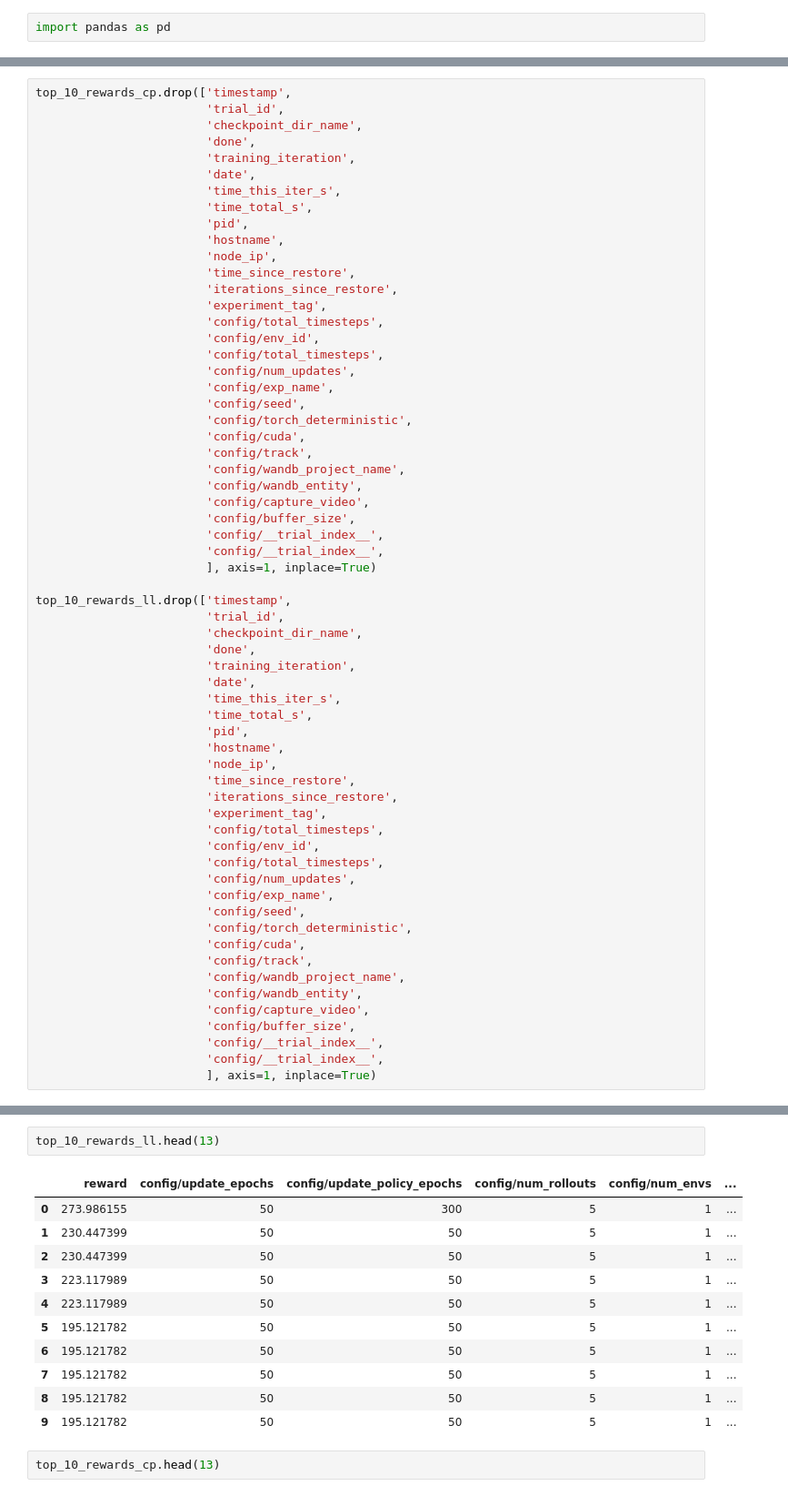
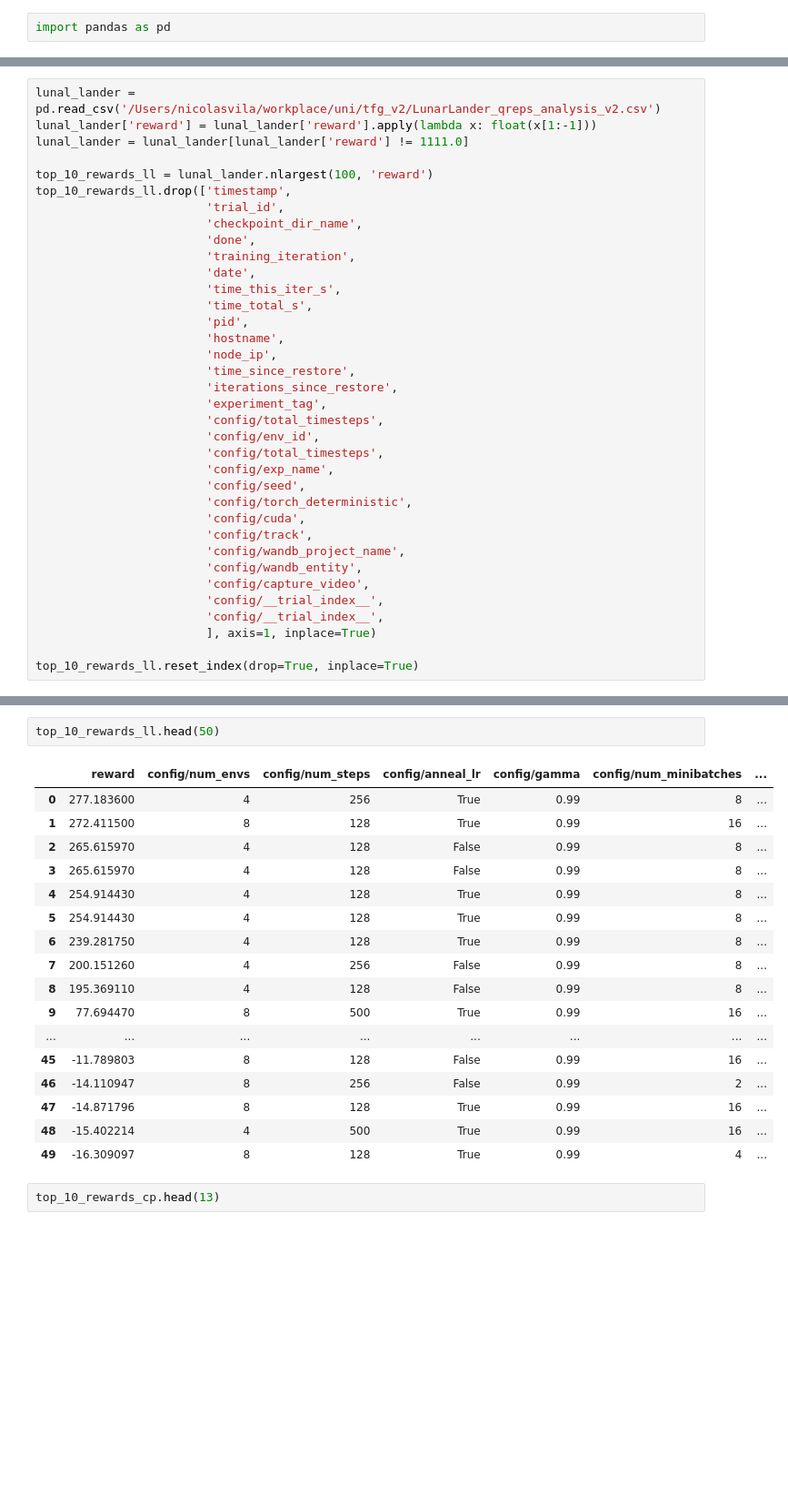
Before and after one commit to niicovila/Q-Reps, a Jupyter notebook: other/analyze_runs.ipynb, the cells around one changed output, grey strips where cells are left out. Shown: that part at 91% size. Cells and saved outputs as stored; diff of their text form; blank space fills up the shorter version.

```diff
--- a/other/analyze_runs.ipynb
+++ b/other/analyze_runs.ipynb
@@ -19,35 +3,9 @@ top_10_rewards_ll = lunal_lander.nlargest(13, 'reward')
 # %%
-top_10_rewards_cp.drop(['timestamp',
-                        'trial_id',
-                        'checkpoint_dir_name',
-                        'done',
-                        'training_iteration',
-                        'date',
-                        'time_this_iter_s',
-                        'time_total_s',
-                        'pid',
-                        'hostname',
-                        'node_ip',
-                        'time_since_restore',
-                        'iterations_since_restore',
-                        'experiment_tag',
-                        'config/total_timesteps',
-                        'config/env_id',
-                        'config/total_timesteps',
-                        'config/num_updates',
-                        'config/exp_name',
-                        'config/seed',
-                        'config/torch_deterministic',
-                        'config/cuda',
-                        'config/track',
-                        'config/wandb_project_name',
-                        'config/wandb_entity',
-                        'config/capture_video',
-                        'config/buffer_size',
-                        'config/__trial_index__',
-                        'config/__trial_index__',
-                        ], axis=1, inplace=True)
+lunal_lander = pd.read_csv('/Users/nicolasvila/workplace/uni/tfg_v2/LunarLander_qreps_analysis_v2.csv')
+lunal_lander['reward'] = lunal_lander['reward'].apply(lambda x: float(x[1:-1]))
+lunal_lander = lunal_lander[lunal_lander['reward'] != 1111.0]
 
+top_10_rewards_ll = lunal_lander.nlargest(100, 'reward')
 top_10_rewards_ll.drop(['timestamp',
                         'trial_id',
                         'checkpoint_dir_name',
@@ -65,7 +23,6 @@ top_10_rewards_ll.drop(['timestamp',
                         'config/total_timesteps',
                         'config/env_id',
                         'config/total_timesteps',
-                        'config/num_updates',
                         'config/exp_name',
                         'config/seed',
                         'config/torch_deterministic',
@@ -74,7 +31,8 @@ top_10_rewards_ll.drop(['timestamp',
                         'config/wandb_project_name',
                         'config/wandb_entity',
                         'config/capture_video',
-                        'config/buffer_size',
                         'config/__trial_index__',
                         'config/__trial_index__',
                         ], axis=1, inplace=True)
+
+top_10_rewards_ll.reset_index(drop=True, inplace=True)
@@ -84,17 +39,23 @@ top_10_rewards_ll.reset_index(drop=True, inplace=True)
 # %%
-top_10_rewards_ll.head(13)
+top_10_rewards_ll.head(50)
 # %% [output]
-|  | reward | config/update_epochs | config/update_policy_epochs | config/num_rollouts | config/num_envs | ... |
-| 0 | 273.986155 | 50 | 300 | 5 | 1 | ... |
-| 1 | 230.447399 | 50 | 50 | 5 | 1 | ... |
-| 2 | 230.447399 | 50 | 50 | 5 | 1 | ... |
-| 3 | 223.117989 | 50 | 50 | 5 | 1 | ... |
-| 4 | 223.117989 | 50 | 50 | 5 | 1 | ... |
-| 5 | 195.121782 | 50 | 50 | 5 | 1 | ... |
-| 6 | 195.121782 | 50 | 50 | 5 | 1 | ... |
-| 7 | 195.121782 | 50 | 50 | 5 | 1 | ... |
-| 8 | 195.121782 | 50 | 50 | 5 | 1 | ... |
-| 9 | 195.121782 | 50 | 50 | 5 | 1 | ... |
+|  | reward | config/num_envs | config/num_steps | config/anneal_lr | config/gamma | config/num_minibatches | ... |
+| 0 | 277.183600 | 4 | 256 | True | 0.99 | 8 | ... |
+| 1 | 272.411500 | 8 | 128 | True | 0.99 | 16 | ... |
+| 2 | 265.615970 | 4 | 128 | False | 0.99 | 8 | ... |
+| 3 | 265.615970 | 4 | 128 | False | 0.99 | 8 | ... |
+| 4 | 254.914430 | 4 | 128 | True | 0.99 | 8 | ... |
+| 5 | 254.914430 | 4 | 128 | True | 0.99 | 8 | ... |
+| 6 | 239.281750 | 4 | 128 | True | 0.99 | 8 | ... |
+| 7 | 200.151260 | 4 | 256 | False | 0.99 | 8 | ... |
+| 8 | 195.369110 | 4 | 128 | False | 0.99 | 8 | ... |
+| 9 | 77.694470 | 8 | 500 | True | 0.99 | 16 | ... |
+| ... | ... | ... | ... | ... | ... | ... | ... |
+| 45 | -11.789803 | 8 | 128 | False | 0.99 | 16 | ... |
+| 46 | -14.110947 | 8 | 256 | False | 0.99 | 2 | ... |
+| 47 | -14.871796 | 8 | 128 | True | 0.99 | 16 | ... |
+| 48 | -15.402214 | 4 | 500 | True | 0.99 | 16 | ... |
+| 49 | -16.309097 | 8 | 128 | True | 0.99 | 4 | ... |
 # %%
 top_10_rewards_cp.head(13)
 # %% [output]
```
Also changed, not shown: parts of 4 cells of this notebook, 31 other files.
